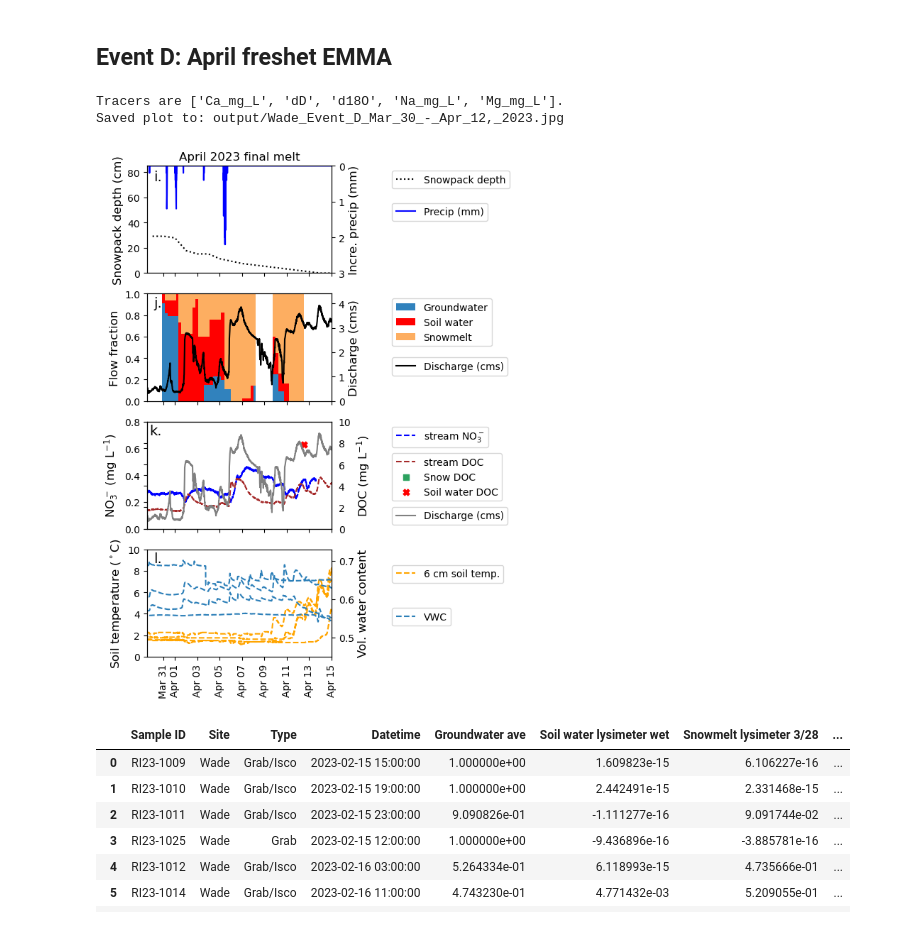
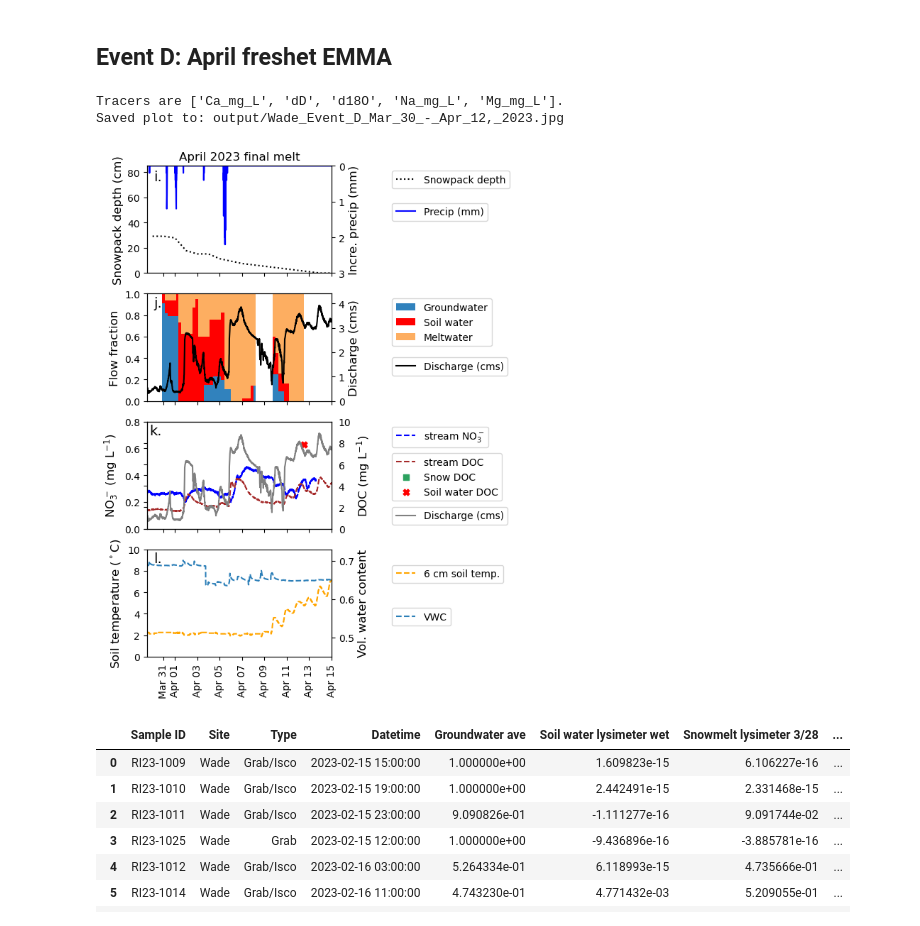
Before and after one commit to MeganEDuffy/EMMA, a Jupyter notebook: obsolete-EMMA-nbs/Wade_2023_ISCO_EMMA-plotting.ipynb, the cells around one changed output. Saved outputs shown, nothing was run; the diff lists cells and outputs as text; code cells hidden in the pictures.

```diff
--- a/obsolete-EMMA-nbs/Wade_2023_ISCO_EMMA-plotting.ipynb
+++ b/obsolete-EMMA-nbs/Wade_2023_ISCO_EMMA-plotting.ipynb
@@ -645,6 +649,15 @@ snowpack_data['datetime'] = pd.to_datetime(snowpack_data['Date_clean'], format="
 met_data = pd.read_csv("~//OneDrive/git-repos/cQ_analysis/baseflow-rules-determinaton/data/wade_2020-2024_met_2024-11-08.csv")
 met_data['Datetime'] = pd.to_datetime(met_data['Timestamp'], format = "%Y-%m-%d %H:%M:%S", errors = 'coerce')
 met_data = met_data[met_data['Precip_Increm'].notna()] # Lots of missing (NA) precip in WWY23
+
+# Load soil temperature and moisture data from Ranch Brook (Mansfield) SML1 site
+soil_data = pd.read_csv("~//OneDrive/git-repos/LCBP_Soils/OriginalData/soil-sensors/Ranch_Brook/RanchBrook_TMS4_WY23_SML1_data.csv")
+soil_data = soil_data.rename(columns={'Soil_temp': 'Temperature'})
+soil_data['Datetime'] = pd.to_datetime(soil_data['dateTimeText'], format = "%Y.%m.%d %H:%M", errors = 'coerce')
+filtered_1_soil = soil_data[soil_data['TMS_MED_number'] == 1]
+filtered_2_soil = soil_data[soil_data['TMS_MED_number'] == 2]
+filtered_3_soil = soil_data[soil_data['TMS_MED_number'] == 3]
+filtered_4_soil = soil_data[soil_data['TMS_MED_number'] == 4]
 
 #########
 # PCA  #
@@ -861,8 +874,8 @@ def plot_event_with_snowpack(
     'Groundwater ave': 'Groundwater',
     'Baseflow': 'Groundwater',
     'Soil water lysimeter ave': 'Soil water',
-    'Snowmelt lysimeter': 'Snowmelt',
-    'Snowmelt lysimeter ave': 'Snowmelt'
+    'Snowmelt lysimeter': 'Meltwater',
+    'Snowmelt lysimeter ave': 'Meltwater'
     }
 
     # Build custom legend handles with simplified labels
@@ -923,7 +936,7 @@ def plot_event_with_snowpack(
     ax3_secondary.tick_params(axis='y', labelright=True, labelleft=False)
 
     # Plot soil temperature and moisture on 4th plot
-    ax4.plot(soil_data['Datetime'], soil_data['Temperature'], color='orange', label='6 cm soil temp (Ranch)', linestyle='--')
+    ax4.plot(filtered_2_soil['Datetime'], filtered_2_soil['Temperature'], color='orange', label='6 cm soil temp (Ranch)', linestyle='--')
     ax4.set_ylabel('Soil temperature ($^\circ$C)', color='black', fontsize = 12)
     ax4.set_ylim([0, 10])
     ax4.tick_params(axis='y', labelcolor='black')
@@ -933,7 +946,7 @@ def plot_event_with_snowpack(
     # Secondary y-axis for soil VWR
     ax4_secondary = ax4.twinx()
     ax4_secondary.spines.right.set_position(("axes", 1.0))
-    ax4_secondary.plot(soil_data['Datetime'], soil_data['VWC'], color='#2c7fb8', label='VWC (Ranch)', linestyle='--')
+    ax4_secondary.plot(filtered_2_soil['Datetime'], filtered_2_soil['VWC'], color='#2c7fb8', label='VWC (Ranch)', linestyle='--')
     ax4_secondary.set_ylabel('Vol. water content', color='black', fontsize = 12)
     ax4_secondary.set_ylim(0.45,0.73)
     ax4_secondary.legend(loc='upper left', bbox_to_anchor=(1.25, 0.25))
@@ -1127,6 +1140,15 @@ snowpack_data['datetime'] = pd.to_datetime(snowpack_data['Date_clean'], format="
 met_data = pd.read_csv("~//OneDrive/git-repos/cQ_analysis/baseflow-rules-determinaton/data/wade_2020-2024_met_2024-11-08.csv")
 met_data['Datetime'] = pd.to_datetime(met_data['Timestamp'], format = "%Y-%m-%d %H:%M:%S", errors = 'coerce')
 met_data = met_data[met_data['Precip_Increm'].notna()] # Lots of missing (NA) precip in WWY23
+
+# Load soil temperature and moisture data from Ranch Brook (Mansfield) SML1 site
+soil_data = pd.read_csv("~//OneDrive/git-repos/LCBP_Soils/OriginalData/soil-sensors/Ranch_Brook/RanchBrook_TMS4_WY23_SML1_data.csv")
+soil_data = soil_data.rename(columns={'Soil_temp': 'Temperature'})
+soil_data['Datetime'] = pd.to_datetime(soil_data['dateTimeText'], format = "%Y.%m.%d %H:%M", errors = 'coerce')
+filtered_1_soil = soil_data[soil_data['TMS_MED_number'] == 1]
+filtered_2_soil = soil_data[soil_data['TMS_MED_number'] == 2]
+filtered_3_soil = soil_data[soil_data['TMS_MED_number'] == 3]
+filtered_4_soil = soil_data[soil_data['TMS_MED_number'] == 4]
 
 #########
 # PCA  #
@@ -1344,9 +1366,9 @@ def plot_event_with_snowpack(
     'Groundwater': 'Groundwater',
     'Soil water lysimeter dry': 'Soil water',
     'Soil water lysimeter wet': 'Soil water',
-    'Snowmelt lysimeter': 'Snowmelt',
-    'Snowmelt lysimeter 3/28': 'Snowmelt',
-    'Snowmelt lysimeter 4/12': 'Snowmelt'
+    'Snowmelt lysimeter': 'Meltwater',
+    'Snowmelt lysimeter 3/28': 'Meltwater',
+    'Snowmelt lysimeter 4/12': 'Meltwater'
     }
 
     # Build custom legend handles with simplified labels
@@ -1408,7 +1430,7 @@ def plot_event_with_snowpack(
     ax3_secondary.tick_params(axis='y', labelright=True, labelleft=False)
 
     # Plot soil temperature and moisture on 4th plot
-    ax4.plot(soil_data['Datetime'], soil_data['Temperature'], color='orange', label='6 cm soil temp.', linestyle='--')
+    ax4.plot(filtered_2_soil['Datetime'], filtered_2_soil['Temperature'], color='orange', label='6 cm soil temp.', linestyle='--')
     ax4.set_ylabel('Soil temperature ($^\circ$C)', color='black', fontsize = 12)
     ax4.set_ylim([0, 10])
     ax4.tick_params(axis='y', labelcolor='black')
@@ -1418,7 +1440,7 @@ def plot_event_with_snowpack(
     # Secondary y-axis for soil VWR
     ax4_secondary = ax4.twinx()
     ax4_secondary.spines.right.set_position(("axes", 1.0))
-    ax4_secondary.plot(soil_data['Datetime'], soil_data['VWC'], color='#2c7fb8', label='VWC', linestyle='--')
+    ax4_secondary.plot(filtered_2_soil['Datetime'], filtered_2_soil['VWC'], color='#2c7fb8', label='VWC', linestyle='--')
     ax4_secondary.set_ylabel('Vol. water content', color='black', fontsize = 12)
     ax4_secondary.set_ylim(0.45,0.73)
     ax4_secondary.legend(loc='upper left', bbox_to_anchor=(1.25, 0.25))
@@ -1440,34 +1462,34 @@ def plot_event_with_snowpack(
 
     ax4.legend(loc='upper left', bbox_to_anchor=(1.30, 0.9))
     ax4_secondary.legend(loc='upper left', bbox_to_anchor=(1.30, 0.5))
 
     # Define the formatter
     date_fmt = mdates.DateFormatter('%b %d')  # e.g., 'Feb 09'
 
     # Apply to all x-axes
     for ax in [ax1, ax2, ax3]:
         ax.xaxis.set_major_formatter(date_fmt)
 
     plt.tight_layout()
 
     # --- Save plot as 'output/Site_EventName.jpg' ---
     # Sanitize filename: replace spaces and parentheses
     safe_event_name = event_name.replace(" ", "_").replace("(", "").replace(")", "").replace(":", "")
     filename = f"{Site}_{safe_event_name}.jpg"
     output_path = os.path.join("output", filename)
 
     fig.savefig(output_path, dpi=300)
     print(f"Saved plot to: {output_path}")
 
     plt.show()
 plot_event_with_snowpack(eventD_df, "Event D (Mar 30 - Apr 12, 2023)", \
                          colors_D, start_D, end_D, start_plot_D, end_plot_D, scan_data, snowpack_data)
 
 #plot_event_with_snowpack.savefig("/home/millieginty/Desktop/Wade_EMMA_D.png")
 # %% [output]
 Tracers are ['Ca_mg_L', 'dD', 'd18O', 'Na_mg_L', 'Mg_mg_L'].
 Saved plot to: output/Wade_Event_D_Mar_30_-_Apr_12,_2023.jpg
-[figure, old version]
+[figure, new version]
 # %%
 fractions_df.to_csv('Wade_WY23_AprFresh_EMMA_fractions.csv', index=False)
 
```
Also changed, not shown: parts of 3 cells of this notebook, 16 other files.
